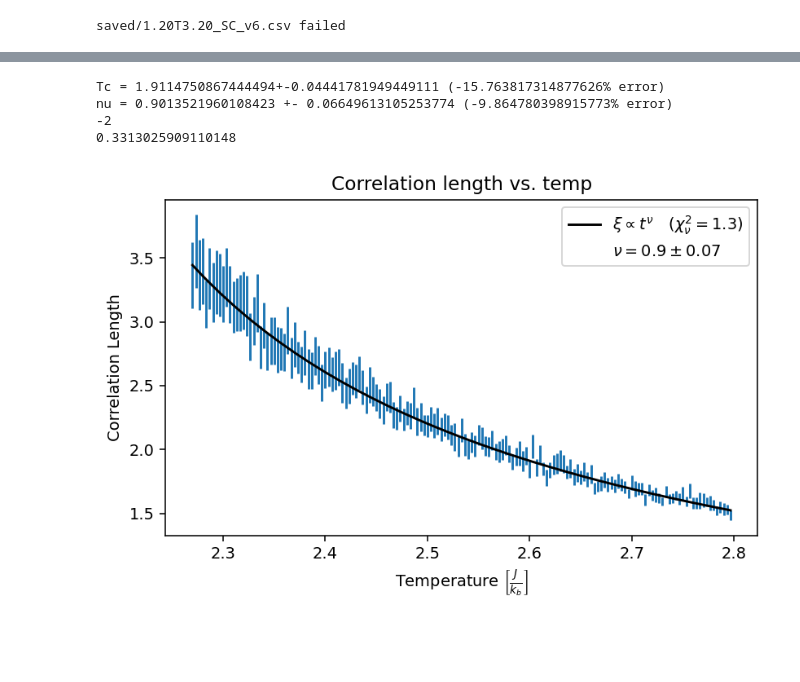
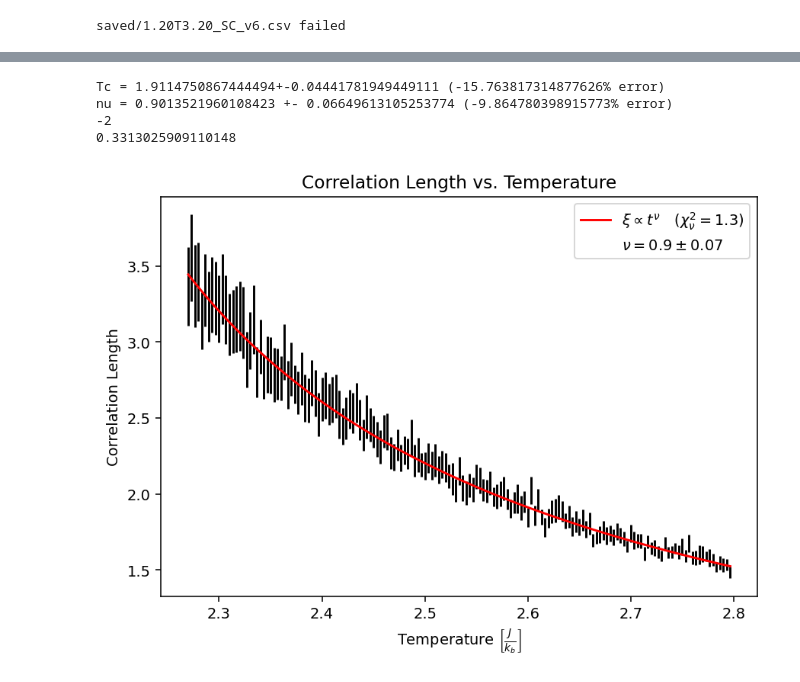
Before and after one commit to gfitez/ising, a Jupyter notebook: analyze2.ipynb, the cells around one changed output, grey strips where cells are left out. Cells and saved outputs as stored; diff of their text form; code cells hidden in the pictures; blank space fills up the shorter version.

```diff
--- a/analyze2.ipynb
+++ b/analyze2.ipynb
@@ -272,8 +273,8 @@ for i in range(len(SCRows)):
 
     if i==0 or i==len(SCRows)-1 or i==len(SCRows)//2:
         xData = np.linspace(min(xVals),max(xVals),100)
-        plt.plot(xData, correlationFalloff(xData, *popt), color=colors.colors[i+5], label = f"T = {round(temp,2)}")
-        plt.errorbar(xVals, correlations, yerr=errs, color=colors.colors[i+5], ls="none", capsize=3)
+        plt.plot(xData, correlationFalloff(xData, *popt), color=colors.colors[i+3], label = f"T = {round(temp,2)}")
+        plt.errorbar(xVals, correlations, yerr=errs, color=colors.colors[i+3], ls="none", capsize=3)
 
 
 
@@ -342,7 +343,7 @@ for i in range(len(SCRows)):
         plt.plot(xVals, correlationFalloff(xVals, *popt), color=colors.colors[i])
         plt.errorbar(xVals, correlations, yerr=errs, color=colors.colors[i], ls="none", capsize=3)
 
-plt.errorbar(SCRows["Temp"],xis,yerr=xiErrs, ls="none")
+plt.errorbar(SCRows["Temp"],xis,yerr=xiErrs, ls="none", color="k")
 
 def correlationVTemp(t,Tc,nu,a):
     return a*abs((t-Tc)/Tc)**-nu
@@ -350,36 +351,36 @@ popt,pcov = curve_fit(correlationVTemp, SCRows["Temp"], xis, maxfev=50000, sigma
 
 
 rChiSq = calcRChiSq(xis, xiErrs, correlationVTemp(SCRows["Temp"],*popt), 3)
 
-plt.plot(SCRows["Temp"],correlationVTemp(SCRows["Temp"],*popt), color="k", label=f"$\\xi \propto t^{{\\nu}} \quad (\\chi_\\nu^2 = {round(np.mean(chiSqs),1)})$")
+plt.plot(SCRows["Temp"],correlationVTemp(SCRows["Temp"],*popt), color="red", label=f"$\\xi \propto t^{{\\nu}} \quad (\\chi_\\nu^2 = {round(np.mean(chiSqs),1)})$")
 
 
 print(f"Tc = {popt[0]}+-{np.sqrt(pcov[0][0])} ({(popt[0]-trueTc)/trueTc*100}% error)")
 print(f"nu = {popt[1]} +- {np.sqrt(pcov[1][1])} ({(popt[1]-1)/1*100}% error)")
 
 handles, labels = plt.gca().get_legend_handles_labels() # get existing handles and labels
 empty_patch = mpatches.Patch(color='none', label='') # create a patch with no color
 handles+=[empty_patch]*4  # add new patches and labels to list
 
 
 labels.append(f"$\\nu= {formatErr(popt[1],np.sqrt(pcov[1][1]), exponent=False)}$")
 
 print(calcRChiSq(xis,xiErrs,correlationVTemp(SCRows["Temp"],*popt),3))
 
 
 plt.legend(handles,labels)
 plt.xlabel("Temperature $\\left[\\frac{J}{k_b}\\right]$")
 plt.ylabel("Correlation Length")
-plt.title("Correlation length vs. temp")
+plt.title("Correlation Length vs. Temperature")
 plt.tight_layout()
 plt.savefig("nu.png")
 plt.show()
 # %% [output]
 Tc = 1.9114750867444494+-0.04441781949449111 (-15.763817314877626% error)
 nu = 0.9013521960108423 +- 0.06649613105253774 (-9.864780398915773% error)
 -2
 0.3313025909110148
-[figure, old version]
+[figure, new version]
 # %%
 EMMean["chi"] = 1/EMMean["Temp"]*EMMean["M_std"]**2
 EMErr["chi"] = 2/EMMean["Temp"]*EMMean["M_std"]*EMErr["M_std"]
```
Also changed, not shown: parts of 6 cells of this notebook, 8 other files.
